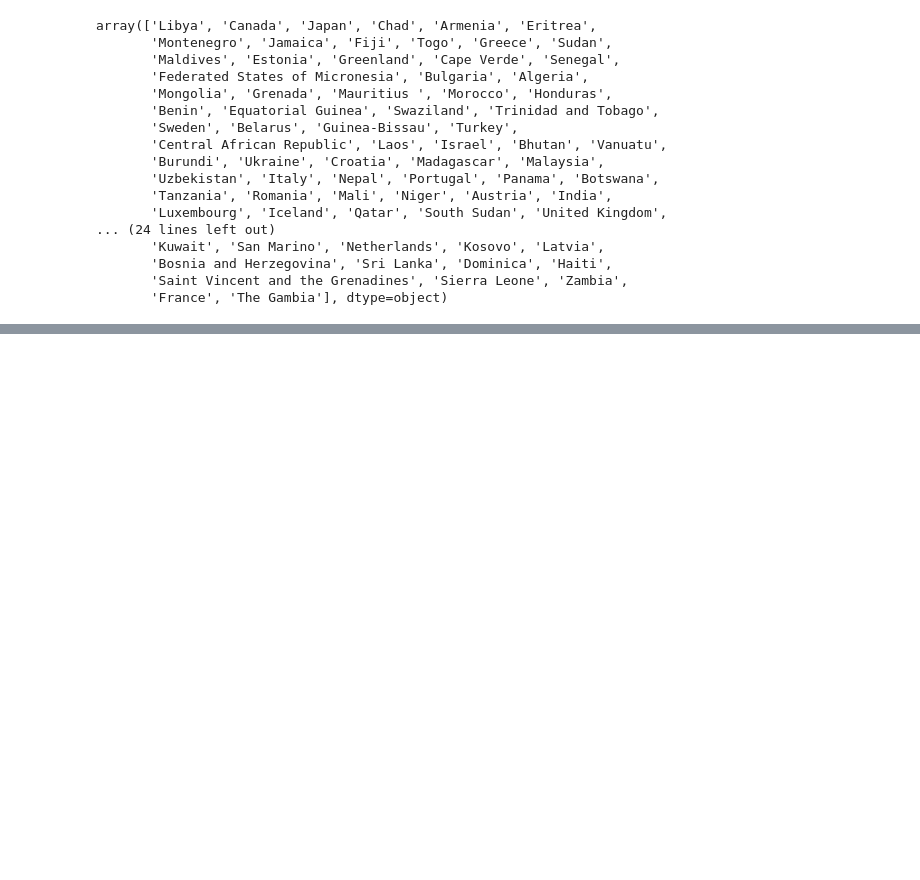
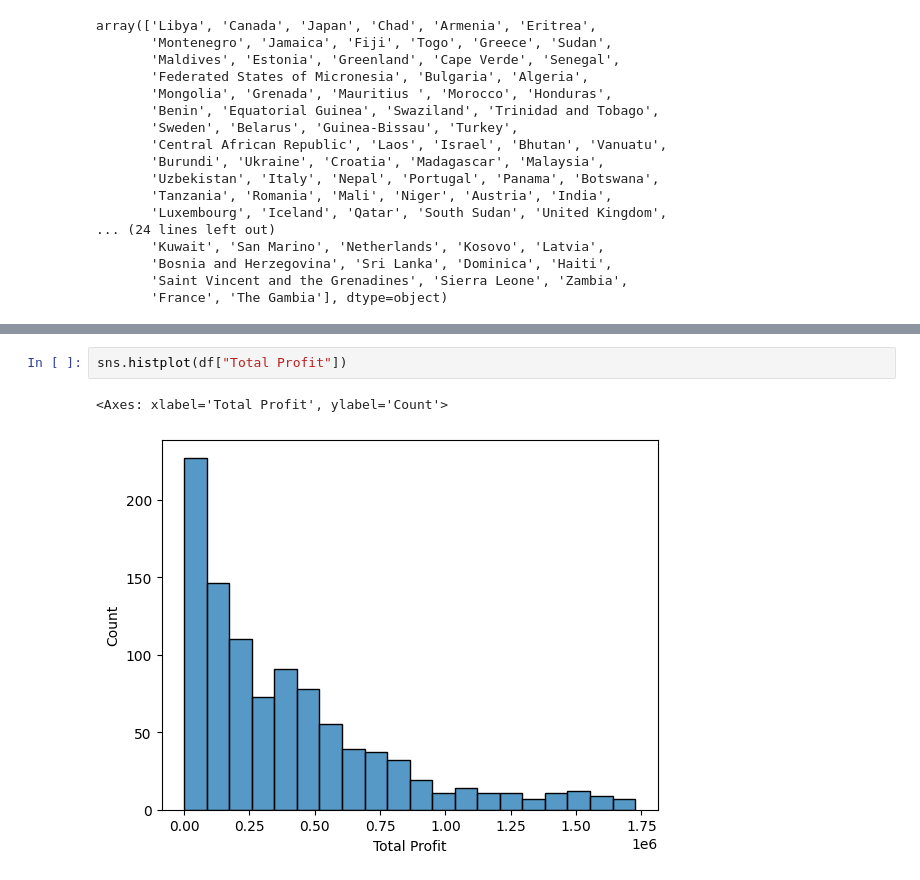
Before and after one commit to os1187/EDA-E1-26-27, a Jupyter notebook: Assessment_1.ipynb, the cells around one changed output, grey strips where cells are left out. Cells and saved outputs as stored; diff of their text form; blank space fills up the shorter version.

```diff
--- a/Assessment_1.ipynb
+++ b/Assessment_1.ipynb
@@ -182,0 +215,5 @@ df[df["Total Profit"]>1500000]
+# %%
+sns.histplot(df["Total Profit"])
+# %% [output]
+<Axes: xlabel='Total Profit', ylabel='Count'>
+[figure, added]
```
Also changed, not shown: parts of 11 cells of this notebook.
